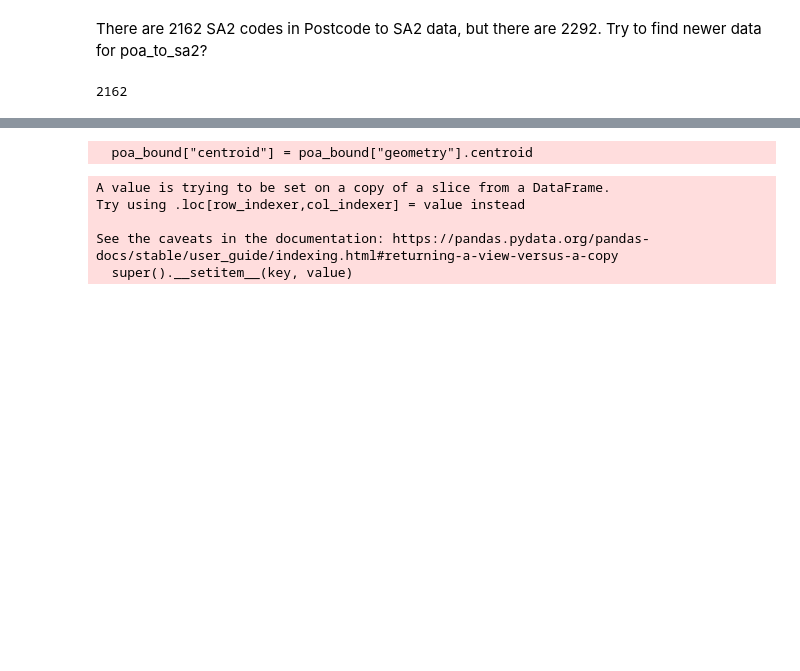
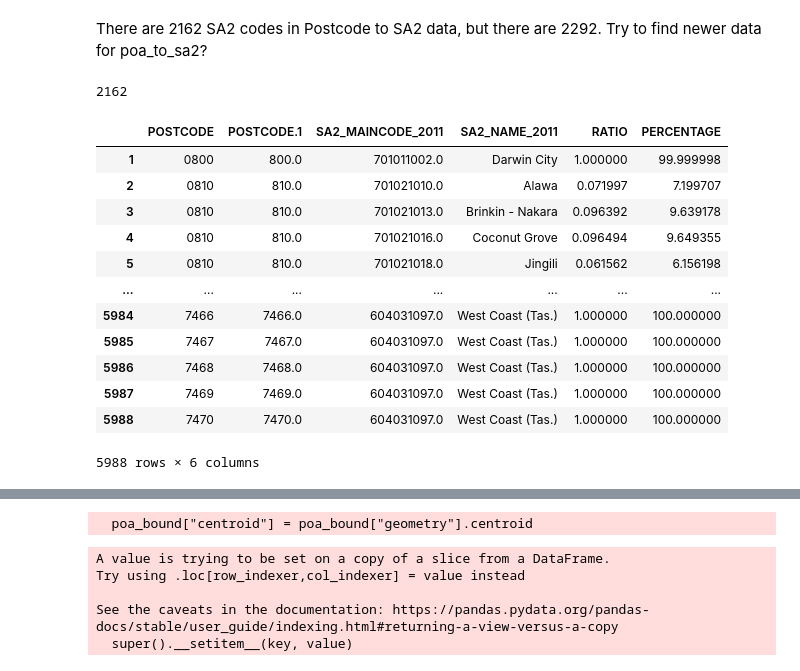
Before and after one commit to MAST30034-Applied-Data-Science/generic-buy-now-pay-later-project-group-11, a Jupyter notebook: notebooks/download_external_datasets.ipynb, the cells around one changed output, grey strips where cells are left out. Cells and saved outputs as stored; diff of their text form; code cells hidden in the pictures; blank space fills up the shorter version.

Commit message:
Finished postcode to SA2

```diff
--- a/notebooks/download_external_datasets.ipynb
+++ b/notebooks/download_external_datasets.ipynb
@@ -140,6 +140,22 @@ There are 2162 SA2 codes in Postcode to SA2 data, but there are 2292. Try to fin
 poa_to_sa2["SA2_MAINCODE_2011"].unique().size
 # %% [output]
 2162
+# %%
+poa_to_sa2
+# %% [output]
+|  | POSTCODE | POSTCODE.1 | SA2_MAINCODE_2011 | SA2_NAME_2011 | RATIO | PERCENTAGE |
+| 1 | 0800 | 800.0 | 701011002.0 | Darwin City | 1.000000 | 99.999998 |
+| 2 | 0810 | 810.0 | 701021010.0 | Alawa | 0.071997 | 7.199707 |
+| 3 | 0810 | 810.0 | 701021013.0 | Brinkin - Nakara | 0.096392 | 9.639178 |
+| 4 | 0810 | 810.0 | 701021016.0 | Coconut Grove | 0.096494 | 9.649355 |
+| 5 | 0810 | 810.0 | 701021018.0 | Jingili | 0.061562 | 6.156198 |
+| ... | ... | ... | ... | ... | ... | ... |
+| 5984 | 7466 | 7466.0 | 604031097.0 | West Coast (Tas.) | 1.000000 | 100.000000 |
+| 5985 | 7467 | 7467.0 | 604031097.0 | West Coast (Tas.) | 1.000000 | 100.000000 |
+| 5986 | 7468 | 7468.0 | 604031097.0 | West Coast (Tas.) | 1.000000 | 100.000000 |
+| 5987 | 7469 | 7469.0 | 604031097.0 | West Coast (Tas.) | 1.000000 | 100.000000 |
+| 5988 | 7470 | 7470.0 | 604031097.0 | West Coast (Tas.) | 1.000000 | 100.000000 |
+5988 rows × 6 columns
 # %%
 poa_bound
 # %% [output]
```
Also changed, not shown: parts of 18 cells of this notebook, 1 other file.
